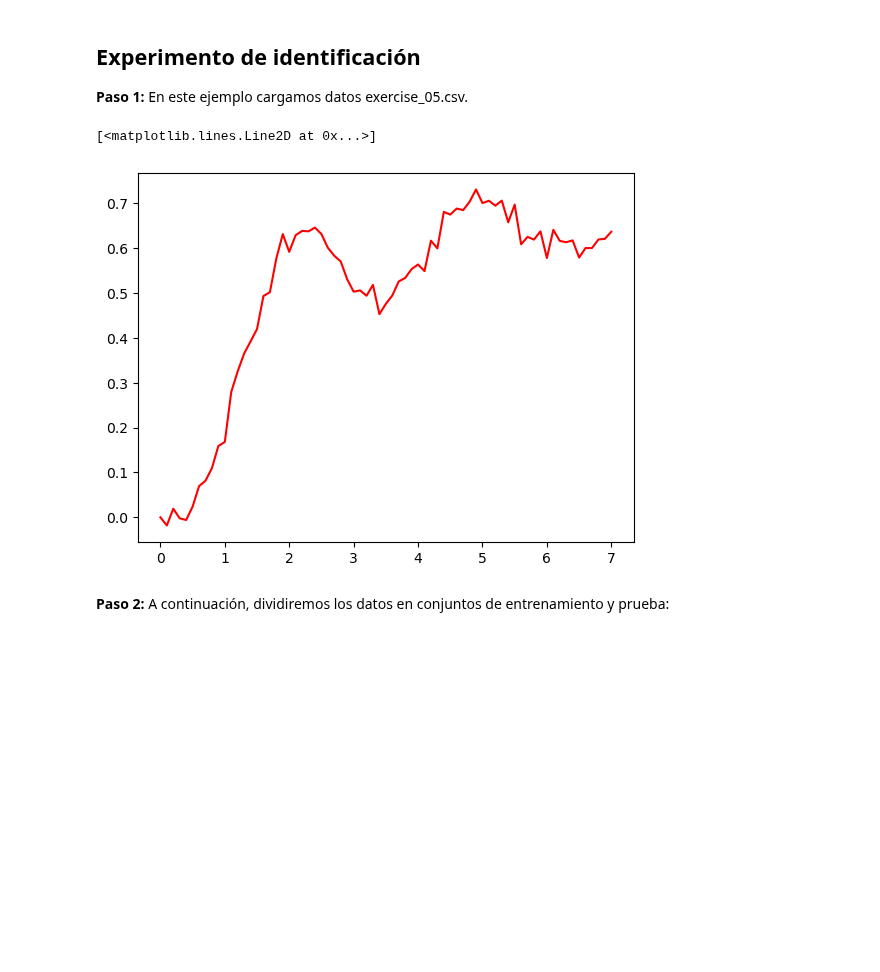
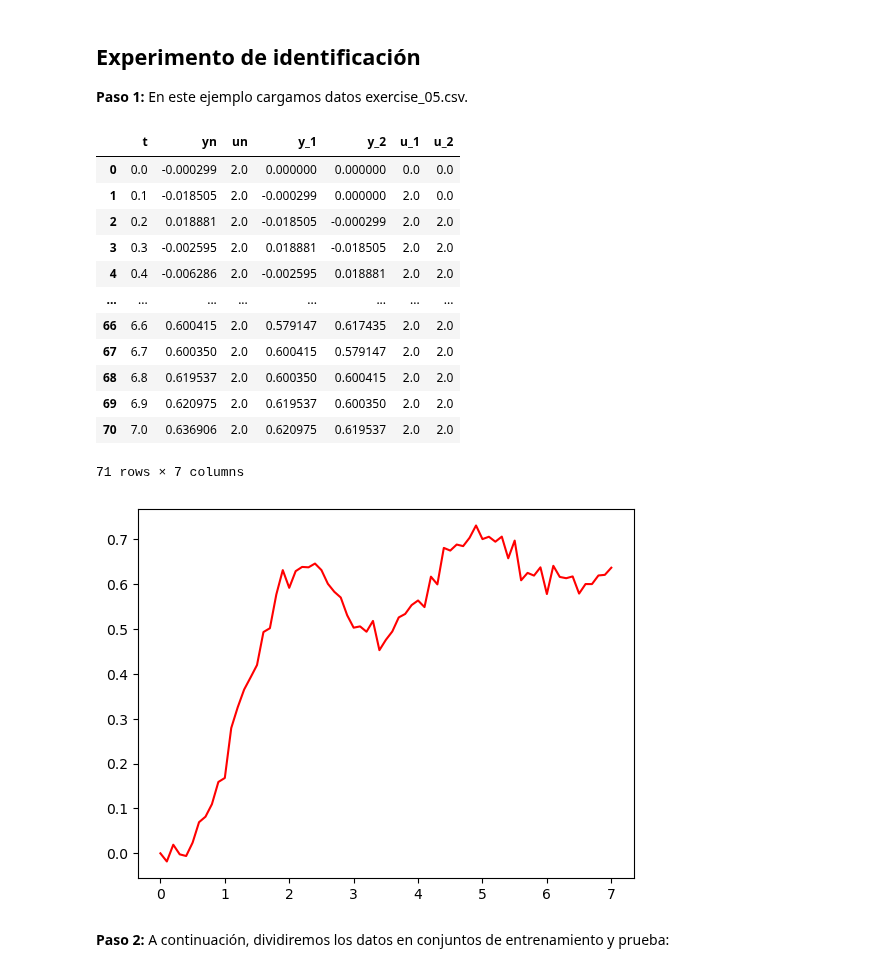
Before and after one commit to jairocuellar/System_identification, a Jupyter notebook: class_11_02.ipynb, the cells around one changed output. Drawn from its saved outputs; the diff is of its cells as text; code cells hidden in the pictures; blank space fills up the shorter version.

```diff
--- a/class_11_02.ipynb
+++ b/class_11_02.ipynb
@@ -23,32 +23,33 @@ Esta librería se usa mucho en aplicaciones estadísticas, pero tiene un compend
 # %%
 datos = pd.read_csv ('data\exercise_05.csv')
 t = datos.t
 yn = datos.yn
 N = len(t)
 u = datos.un
 
-y_1 = np.zeros(N)
-y_2 = np.zeros(N)
-u_1 = np.zeros(N)
-u_2 = np.zeros(N)
-
-for i in range(1,N):
-    y_1[i] = yn[i-1]
-    u_1[i] = u[i-1]
-for i in range(2,N):
-    y_2[i] = yn[i-2]
-    u_2[i] = u[i-2]
-
-
-datos['y_1'] = y_1
-datos['u_1'] = u_1
-datos['y_2'] = y_2
-datos['u_2'] = u_2
+datos['y_1'] = datos['yn'].shift(periods=1, fill_value=0);
+datos['y_2'] = datos['yn'].shift(periods=2, fill_value=0);
+datos['u_1'] = datos['un'].shift(periods=1, fill_value=0);
+datos['u_2'] = datos['un'].shift(periods=2, fill_value=0);
 
 dt = (t[1] - t[0])
-plt.plot(t,yn,color = 'red')
+
+plt.plot(datos.t,datos.yn,color = 'red')
+datos
 # %% [output]
+|  | t | yn | un | y_1 | y_2 | u_1 | u_2 |
+| 0 | 0.0 | -0.000299 | 2.0 | 0.000000 | 0.000000 | 0.0 | 0.0 |
+| 1 | 0.1 | -0.018505 | 2.0 | -0.000299 | 0.000000 | 2.0 | 0.0 |
+| 2 | 0.2 | 0.018881 | 2.0 | -0.018505 | -0.000299 | 2.0 | 2.0 |
+| 3 | 0.3 | -0.002595 | 2.0 | 0.018881 | -0.018505 | 2.0 | 2.0 |
+| 4 | 0.4 | -0.006286 | 2.0 | -0.002595 | 0.018881 | 2.0 | 2.0 |
+| ... | ... | ... | ... | ... | ... | ... | ... |
+| 66 | 6.6 | 0.600415 | 2.0 | 0.579147 | 0.617435 | 2.0 | 2.0 |
+| 67 | 6.7 | 0.600350 | 2.0 | 0.600415 | 0.579147 | 2.0 | 2.0 |
+| 68 | 6.8 | 0.619537 | 2.0 | 0.600350 | 0.600415 | 2.0 | 2.0 |
+| 69 | 6.9 | 0.620975 | 2.0 | 0.619537 | 0.600350 | 2.0 | 2.0 |
+| 70 | 7.0 | 0.636906 | 2.0 | 0.620975 | 0.619537 | 2.0 | 2.0 |
-[<matplotlib.lines.Line2D at 0x...>]
+71 rows × 7 columns
 [figure]
 # %% [markdown]
 **Paso 2:** A continuación, dividiremos los datos en conjuntos de entrenamiento y prueba:
```
Also changed, not shown: 4 other files.
